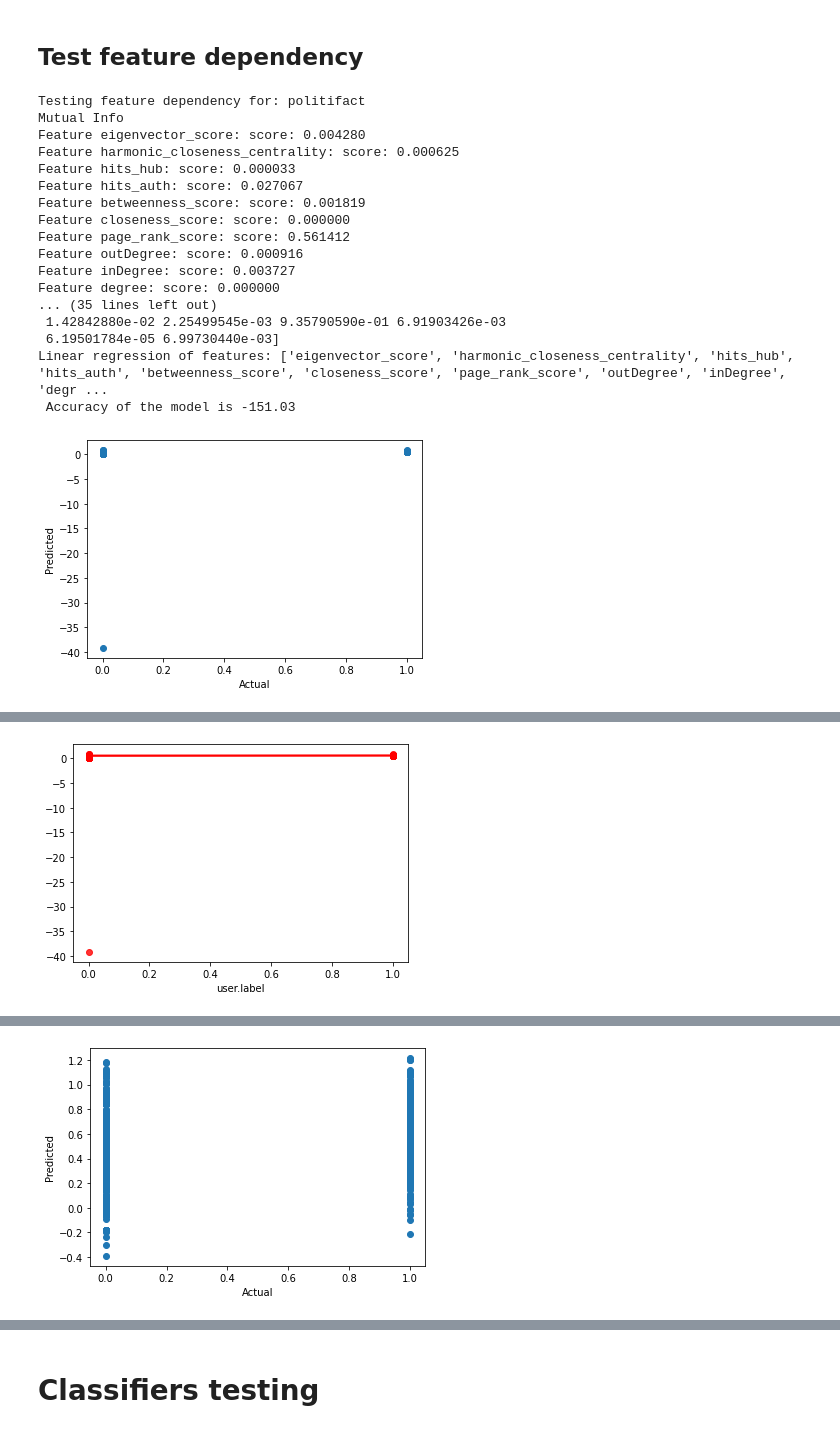
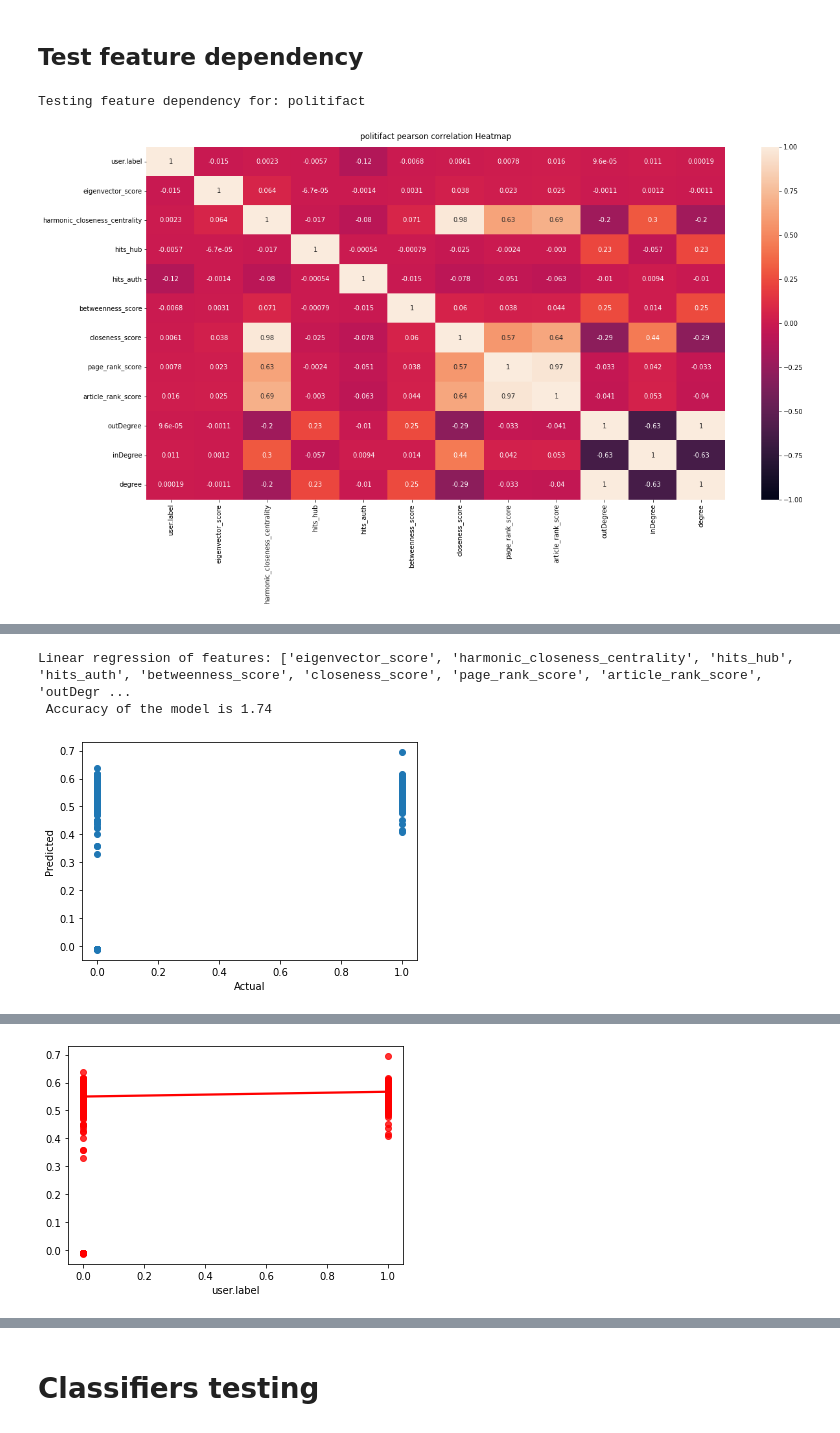
Before and after one commit to Patric/fkd-gs, a Jupyter notebook: notebooks/FakeNewsDetectionGraphSolutions.ipynb, the cells around one changed output, grey strips where cells are left out. Saved outputs shown, nothing was run; the diff lists cells and outputs as text; code cells hidden in the pictures.

```diff
--- a/notebooks/FakeNewsDetectionGraphSolutions.ipynb
+++ b/notebooks/FakeNewsDetectionGraphSolutions.ipynb
@@ -231,3 +214,11 @@ def plot_pearson_corr_matrix(data_frame):
+# %%
+def plot_pearson_corr_matrix(data_frame, name):
+  corr = data_frame.corr(method='pearson')
+  plt.figure(figsize=(20, 10))
+  # Increase the size of the
+  heatmap = sns.heatmap(corr, vmin=-1, vmax=1, annot=True)
+  heatmap.set_title(f'{name} pearson correlation Heatmap', fontdict={'fontsize':12}, pad=12)
+  plt.show()
 # %%
 def test_linear_regression_model(X_train, y_train, X_test, y_test):
   linreg=LinearRegression()
@@ -246,5 +255,5 @@ def test_linear_regression_model(X_train, y_train, X_test, y_test):
 # %%
-def test_feature_dependency_for_dataset(df):
+def test_feature_dependency_for_dataset(df, df_name='Data frame'):
   features_included = [
           FeatureColumnName.EIGENVECTOR.value,
           FeatureColumnName.HARMONIC_CLOSENESS.value,
@@ -253,6 +262,7 @@ def test_feature_dependency_for_dataset(df):
           FeatureColumnName.BETWEENNESS.value,
           FeatureColumnName.CLOSENESS.value,
           FeatureColumnName.PAGE_RANK.value,
+          FeatureColumnName.ARTICLE_RANK.value,
           FeatureColumnName.OUT_DEGREE.value,
           FeatureColumnName.IN_DEGREE.value,
           FeatureColumnName.DEGREE.value
@@ -260,40 +270,27 @@ def test_feature_dependency_for_dataset(df):
 
   label_column_name = 'user.label'
   X, y = split_into_X_y(df, features_included, label_column_name)
+
+  plot_pearson_corr_matrix(df, df_name)
+  df_mi = select_features_mutual_info(X, y)
+  df_f = select_features_f(X, y)
+  df_chi2 = select_features_chi2(X, y)
+  df_r = select_features_r(X, y)
+  df_t =  tree_classifier(X, y)
+  df_output = pd.concat([df_mi, df_f, df_chi2, df_r, df_t], axis=1)
+
+  display(df_output)
+
+  print(f'Linear regression of features: {features_included}')
   X_train, X_test, y_train, y_test = train_test_split(X, y, test_size=0.1)
-
-  print('Mutual Info')
-  select_features_mutual_info(X_train, y_train, X_test)
-  print('Mutual f classif (F-test)')
-  select_features_f(X_train, y_train, X_test)
-  print('Chi2')
-  select_features_chi2(X_train, y_train, X_test)
-  print('Pearson')
-  select_features_r(X_train, y_train, X_test)
-  print('Tree classifier')
-  tree_classifier(X_train, y_train, X_test)
-  print(f'Linear regression of features: {features_included}')
   test_linear_regression_model(X_train, y_train, X_test, y_test)
 # %%
-for dataset_name in datasets:
+datasets_enriched = datasets.copy()
+datasets_enriched['mib_combined_at_least_1_degree'] = datasets['mib_combined'].query('degree != 1')
+
+for dataset_name in datasets_enriched:
   print(f'Testing feature dependency for: {dataset_name}')
-  test_feature_dependency_for_dataset(datasets[dataset_name])
+  test_feature_dependency_for_dataset(datasets_enriched[dataset_name], dataset_name)
 # %% [output]
 Testing feature dependency for: politifact
-Mutual Info
-Feature eigenvector_score: score: 0.004280
-Feature harmonic_closeness_centrality: score: 0.000625
-Feature hits_hub: score: 0.000033
-Feature hits_auth: score: 0.027067
-Feature betweenness_score: score: 0.001819
-Feature closeness_score: score: 0.000000
-Feature page_rank_score: score: 0.561412
-Feature outDegree: score: 0.000916
-Feature inDegree: score: 0.003727
-Feature degree: score: 0.000000
-... (35 lines left out)
- 1.42842880e-02 2.25499545e-03 9.35790590e-01 6.91903426e-03
- 6.19501784e-05 6.99730440e-03]
-Linear regression of features: ['eigenvector_score', 'harmonic_closeness_centrality', 'hits_hub', 'hits_auth', 'betweenness_score', 'closeness_score', 'page_rank_score', 'outDegree', 'inDegree', 'degr ...
- Accuracy of the model is -151.03
-[figure, old version]
+[figure, new version]
@@ -300 +309,3 @@ Linear regression of features: ['eigenvector_score', 'harmonic_closeness_central
+Linear regression of features: ['eigenvector_score', 'harmonic_closeness_centrality', 'hits_hub', 'hits_auth', 'betweenness_score', 'closeness_score', 'page_rank_score', 'article_rank_score', 'outDegr ...
+ Accuracy of the model is 1.74
-[figure, old version]
+[figure, new version]
@@ -318 +312 @@ Linear regression of features: ['eigenvector_score', 'harmonic_closeness_central
-[figure, old version]
+[figure, new version]
```
Also changed, not shown: parts of 22 cells of this notebook.
